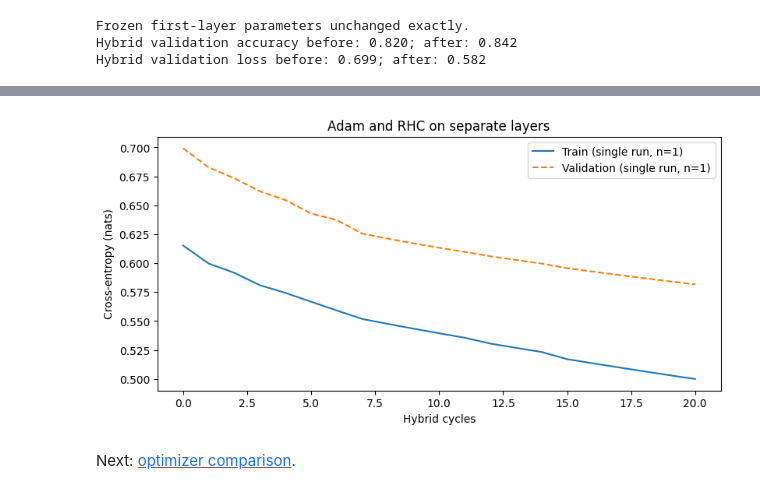
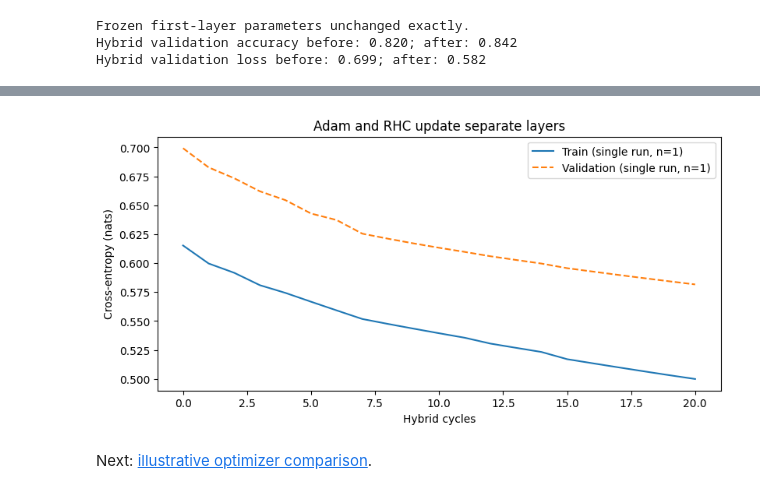
Before and after one commit to jlm429/pyperch, a Jupyter notebook: examples/notebooks/01_native_training.ipynb, the cells around one changed output, grey strips where cells are left out. Drawn from its saved outputs; the diff is of its cells as text; code cells hidden in the pictures.

```diff
--- a/examples/notebooks/01_native_training.ipynb
+++ b/examples/notebooks/01_native_training.ipynb
@@ -193,12 +176,12 @@ def make_model():
 
 @torch.no_grad()
 def classification_metrics(model):
-    losses = {
+    measured_losses = {
         "Train": loss_fn(model(X_train), y_train).item(),
         "Validation": loss_fn(model(X_valid), y_valid).item(),
     }
     validation_accuracy = (model(X_valid).argmax(1) == y_valid).float().mean().item()
-    return losses, validation_accuracy
+    return measured_losses, validation_accuracy
 
 
 torch.manual_seed(42)
@@ -352,18 +328,18 @@ fixed run, not a general comparison with Adam or RHC alone.
 # %%
 fig, ax = plt.subplots(figsize=(8, 4), layout="constrained")
 curve = prepare_training_curve(
     np.arange(21),
     hybrid_losses,
     metric="Cross-entropy (nats)",
     x_label="Hybrid cycles",
 )
 plot_training_curve(curve, ax=ax)
-ax.set_title("Adam and RHC on separate layers")
+ax.set_title("Adam and RHC update separate layers")
 plt.show()
 # %% [output]
-[figure, old version]
+[figure, new version]
 # %% [markdown]
-Next: [optimizer comparison](02_optimizer_comparison.ipynb).
+Next: [illustrative optimizer comparison](02_optimizer_comparison.ipynb).
 # %%
 print(f"Notebook computation and plotting: {perf_counter() - started:.2f} seconds")
 # %% [output]
```
Also changed, not shown: parts of 18 cells of this notebook, 5 other files.
